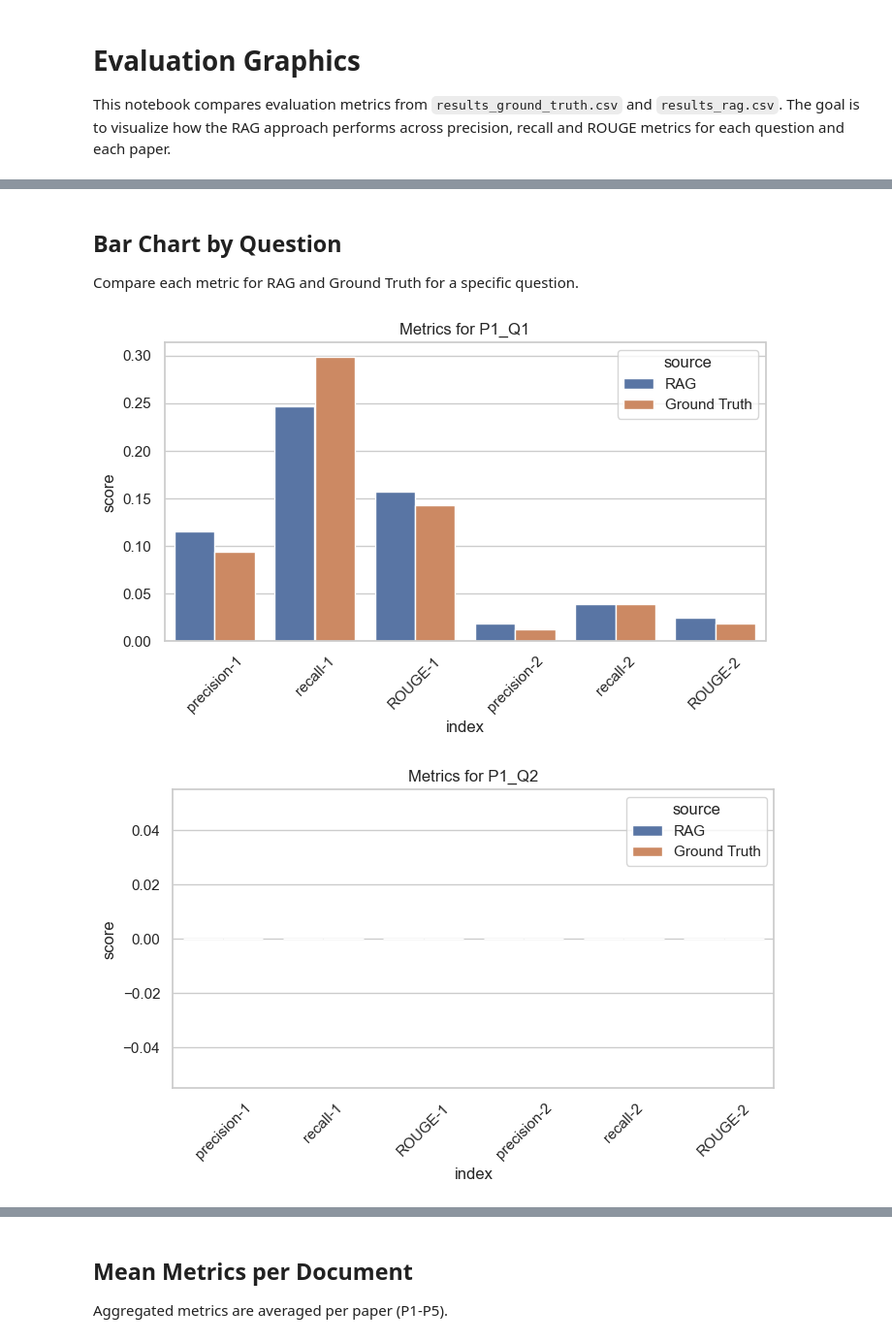
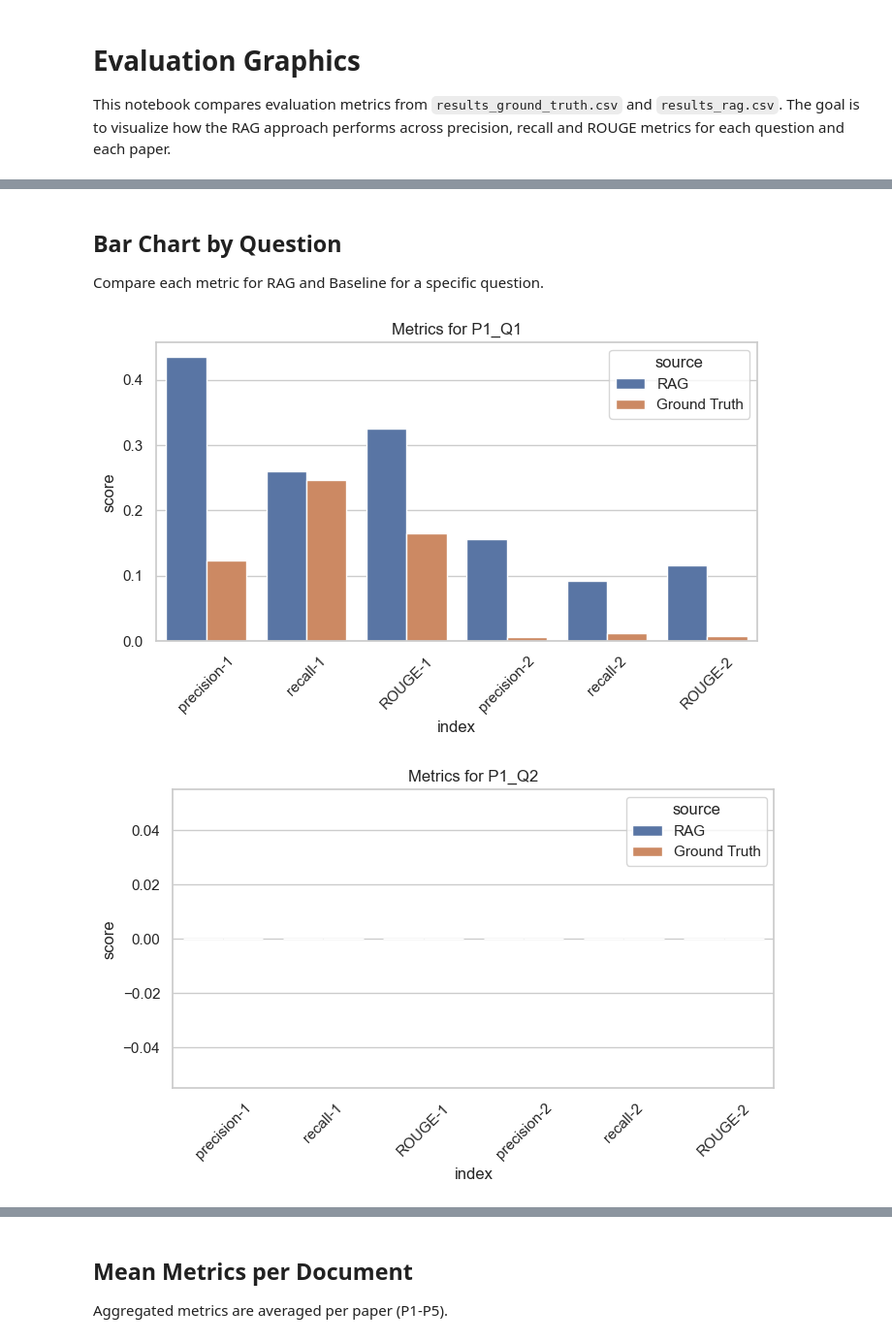
Before and after one commit to bennyhandball/Datenbanken, a Jupyter notebook: Experiment/evaluation_graphics.ipynb, the cells around one changed output, grey strips where cells are left out. Shown: that part at 97% size. Saved outputs shown, nothing was run; the diff lists cells and outputs as text; code cells hidden in the pictures.

```diff
--- a/Experiment/evaluation_graphics.ipynb
+++ b/Experiment/evaluation_graphics.ipynb
@@ -12,7 +12,7 @@ sns.set(style='whitegrid')
 # Load the csv files
 base = Path('')
 rag = pd.read_csv(base / 'results_rag.csv')
-gt = pd.read_csv(base / 'results_ground_truth.csv')
+gt = pd.read_csv(base / 'results_baseline.csv')
 metric_cols = ['precision-1','recall-1','ROUGE-1','precision-2','recall-2','ROUGE-2']
 # %%
 # Extract document and question information
@@ -26,10 +26,10 @@ gt = add_doc_question(gt)
 # %%
 # Merge dataframes for comparison
 merged = rag[['question_id','document','question'] + metric_cols].merge(
-    gt[['question_id'] + metric_cols], on='question_id', suffixes=('_rag','_gt'))
+    gt[['question_id'] + metric_cols], on='question_id', suffixes=('_rag','_bl'))
 
 for col in metric_cols:
-    merged[f'{col}_diff'] = merged[f'{col}_rag'] - merged[f'{col}_gt']
+    merged[f'{col}_diff'] = merged[f'{col}_rag'] - merged[f'{col}_bl']
 
 merged.head()
 # %% [output]
@@ -57,22 +57,22 @@ plot_improvement_heatmap(merged)
 # %% [markdown]
 ## Bar Chart by Question
-Compare each metric for RAG and Ground Truth for a specific question.
+Compare each metric for RAG and Baseline for a specific question.
 # %%
 def plot_question_metrics(df, qid):
     data = df[df['question_id'] == qid]
-    to_plot = data[[m + '_rag' for m in metric_cols] + [m + '_gt' for m in metric_cols]].T
+    to_plot = data[[m + '_rag' for m in metric_cols] + [m + '_bl' for m in metric_cols]].T
     to_plot.index = metric_cols * 2
-    to_plot['source'] = ['RAG']*len(metric_cols) + ['Ground Truth']*len(metric_cols)
+    to_plot['source'] = ['RAG']*len(metric_cols) + ['Baseline']*len(metric_cols)
     plt.figure(figsize=(8,4))
     sns.barplot(x='index', y=0, hue='source', data=to_plot.reset_index())
     plt.title(f'Metrics for {qid}')
     plt.xticks(rotation=45)
     plt.ylabel('score')
     plt.show()
 
 _ = [plot_question_metrics(merged, q) for q in merged['question_id'].unique()[:3]]  # example
 # %% [output]
-[figure, old version]
+[figure, new version]
 [figure]
 [figure]
 # %% [markdown]
```
Also changed, not shown: parts of 5 cells of this notebook, 4 other files.
